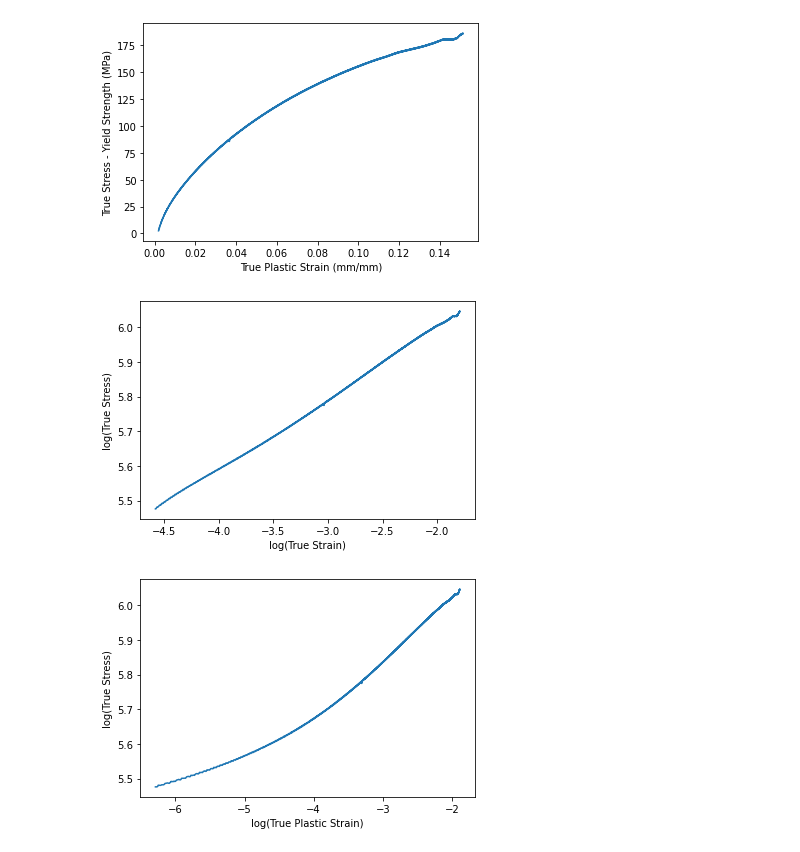
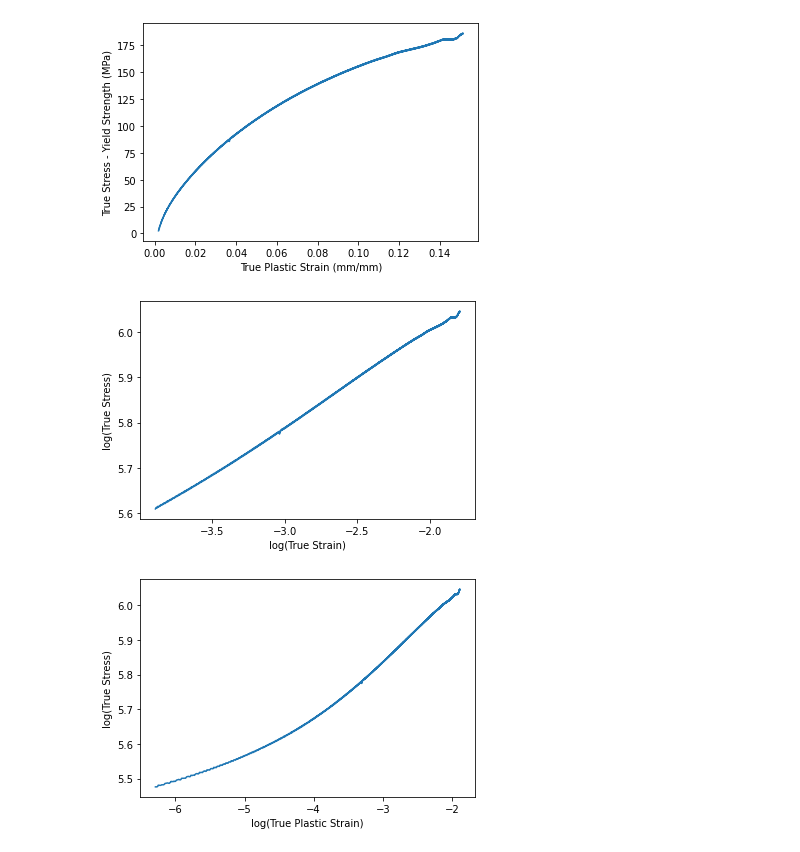
Before and after one commit to algomaster99/meta-btp, a Jupyter notebook: Engineering Stress, Strain -> True Stress, Strain.ipynb, the cells around one changed output. Cells and saved outputs as stored; diff of their text form; code cells hidden in the pictures.

```diff
--- a/Engineering Stress, Strain -> True Stress, Strain.ipynb
+++ b/Engineering Stress, Strain -> True Stress, Strain.ipynb
@@ -160,13 +161,13 @@ _ = plt.ylabel('True Stress - Yield Strength (MPa)')
 # %% [output]
 [figure]
 # %%
-log_true_strain = np.log(true_strain)
-log_true_stress = np.log(true_stress)
+log_true_strain = np.log(true_strain[965:]) #965 is the index for the beginning of plastic region.
+log_true_stress = np.log(true_stress[965:])
 _ = plt.plot(log_true_strain, log_true_stress)
 _ = plt.xlabel('log(True Strain)')
 _ = plt.ylabel('log(True Stress)')
 # %% [output]
-[figure, old version]
+[figure, new version]
 # %%
 log_true_plastic_strain = np.log(true_plastic_strain)
 log_true_stress = np.log(true_stress)
```
Also changed, not shown: parts of 7 cells of this notebook.
